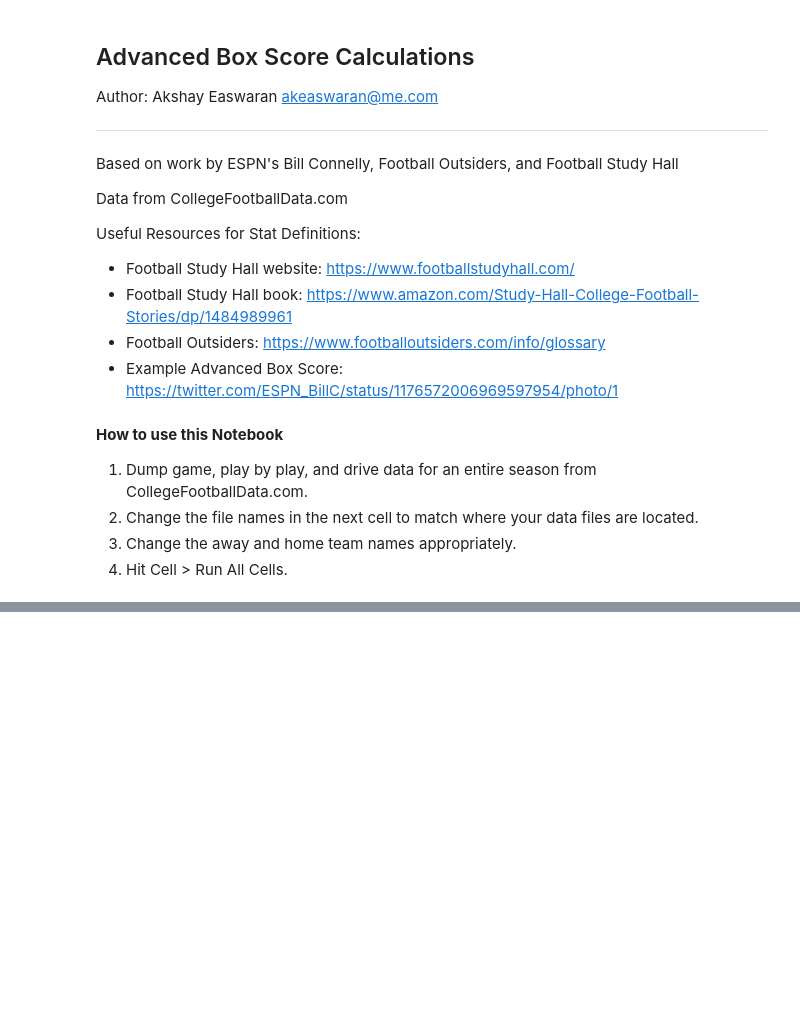
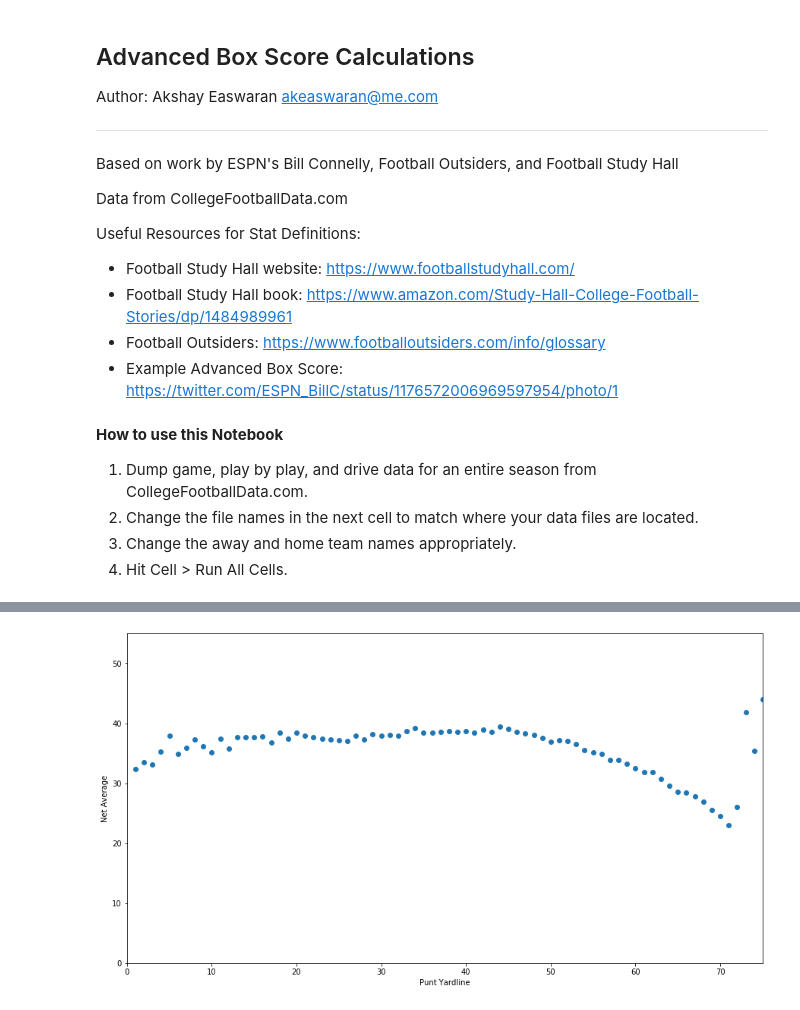
Before and after one commit to akeaswaran/cfb-pbp-analysis, a Jupyter notebook: national stats.ipynb, the cells around one changed output, grey strips where cells are left out. Saved outputs shown, nothing was run; the diff lists cells and outputs as text; code cells hidden in the pictures; blank space fills up the shorter version.

Commit message:
figured out punting success rate

```diff
--- a/national stats.ipynb
+++ b/national stats.ipynb
@@ -280,0 +230,36 @@ Rushing Def ER+: 86.88817838210473
+# %%
+%matplotlib inline
+import pandas as pd
+import matplotlib.pyplot as plt
+import numpy as np
+
+def retrieveCfbDataFile(endpoint, year):
+    return pd.read_csv(f"data/{endpoint}/{year}.csv", encoding='latin-1')
+
+
+pbp_data = pd.DataFrame()
+for i in range(2012, 2020):
+    plys = retrieveCfbDataFile('pbp',i)
+    plys['year'] = i
+    pbp_data = pbp_data.append(plys, sort=False)
+pbp_data.reset_index(inplace=True, drop=True)
+# pbp_data.loc[
+#     pbp_data.offense == pbp_data.away, ['yard_line']
+# ] = 100 - pbp_data.yard_line
+
+pbp_data.yard_line = pbp_data.apply(lambda y: 100 - y.yard_line if (y.offense == y.away) else y.yard_line, axis=1)
+
+punt_plays = pbp_data[pbp_data.play_type.str.contains("Punt")]
+pt_tmp = pd.DataFrame(data=punt_plays.play_text.str.extract('punt for (\d+) ya*r*ds', expand=True).astype(float))
+pt_tmp.fillna(0, inplace=True)
+punt_distance = pd.DataFrame(columns=["Index","Distance","Return","Net"])
+if (len(pt_tmp) > 0):
+    punt_distance["Index"] = pt_tmp.index
+    punt_distance["Season"] = punt_distance.apply(lambda x: punt_plays.year[x.Index],axis=1)
+    punt_distance["Offense"] = punt_distance.apply(lambda x: punt_plays.offense[x.Index],axis=1)
+    punt_distance["PlayText"] = punt_distance.apply(lambda x: punt_plays.play_text[x.Index],axis=1)
+    punt_distance["Yardline"] = punt_distance.apply(lambda x: 0 if (x.Index == None) else punt_plays.yard_line[x.Index],axis=1)
+    punt_distance["Distance"] = pt_tmp.values
+    punt_distance["Return"] = punt_distance.apply(lambda x: punt_plays.yards_gained[x.Index],axis=1)
+    punt_distance["Net"] = punt_distance.Distance - punt_distance.Return
+punt_distance
@@ -280,0 +285,11 @@ Rushing Def ER+: 86.88817838210473
+# %%
+X_punt = punt_distance.groupby('Yardline').apply(lambda y: y.Yardline).drop_duplicates().to_numpy()[:, np.newaxis]
+y_punt = punt_distance.groupby('Yardline').apply(lambda y: y['Net'].mean()).to_numpy()
+fig, ax = plt.subplots(1, 1,figsize=(15,8))
+ax.scatter(X_punt, y_punt);
+ax.set_ylim((0, 55))
+ax.set_xlim((0, 75))
+ax.set_ylabel("Net Average");
+ax.set_xlabel("Punt Yardline");
+# %% [output]
+[figure, added]
```
Also changed, not shown: parts of 17 cells of this notebook, 1 other file.
